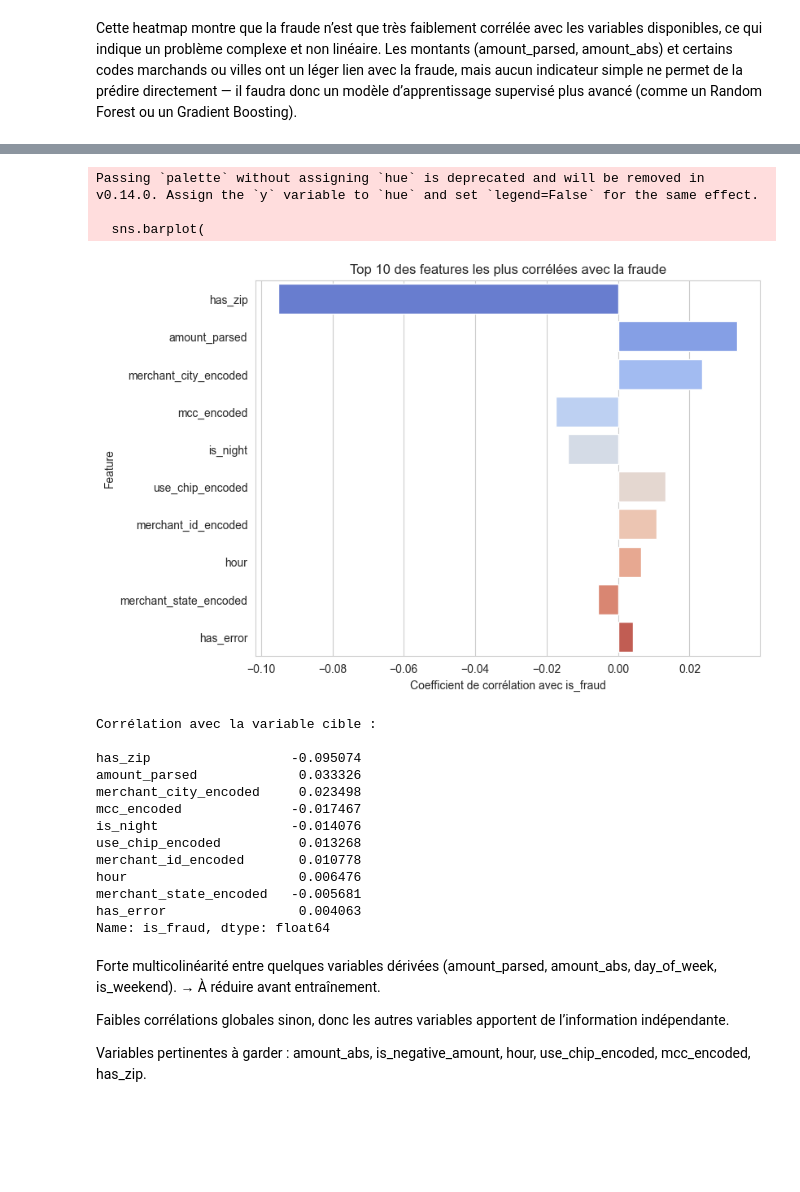
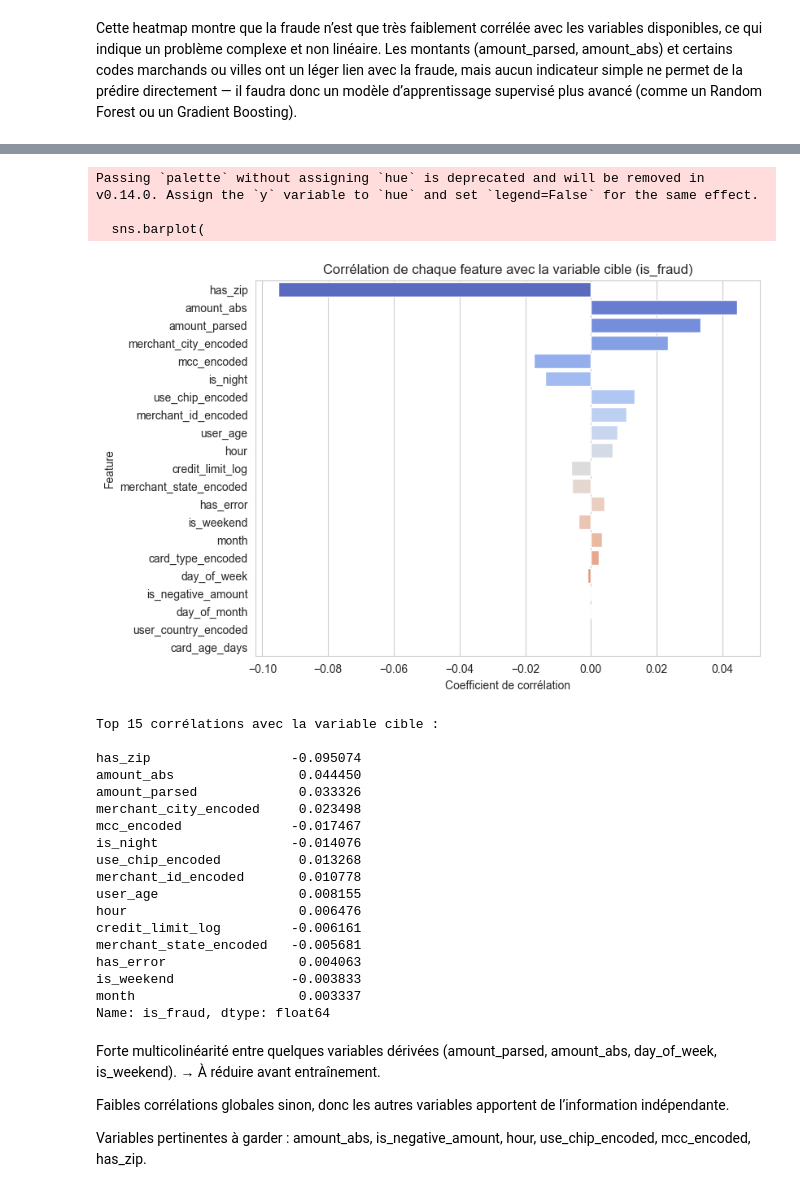
Before and after one commit to Tailroil/hackaton_finance_team2, a Jupyter notebook: notebooks/preprocessing.ipynb, the cells around one changed output, grey strips where cells are left out. Cells and saved outputs as stored; diff of their text form; code cells hidden in the pictures; blank space fills up the shorter version.

```diff
--- a/notebooks/preprocessing.ipynb
+++ b/notebooks/preprocessing.ipynb
@@ -237,12 +323,16 @@ feature_cols = [
     'hour', 'day_of_week', 'day_of_month', 'month', 'is_weekend', 'is_night',
     # Montants
     'amount_parsed', 'amount_abs', 'is_negative_amount',
-    # Catégorielles encodées
+    # Côté commerçant
     'mcc_encoded', 'merchant_id_encoded', 'use_chip_encoded',
     'merchant_city_encoded', 'merchant_state_encoded',
-    # Autres
-    'has_zip', 'has_error'
+    # Nouvelles features
+    'has_zip', 'has_error', 'card_type_encoded', 'credit_limit_log',
+    'user_age', 'user_country_encoded', 'card_age_days'
 ]
+
+missing_features = [c for c in ['user_age', 'user_country_encoded', 'card_age_days'] if c not in tx.columns]
+print("Colonnes manquantes :", missing_features)
 
 # Vérifier quelles features existent
 available_features = [col for col in feature_cols if col in tx.columns]
@@ -449,5 +543,5 @@ plt.show()
 # %%
-# Drop des features trop corrélées
-high_corr_features = ['amount_abs', 'is_weekend']  # exemple
-tx_processed = tx_processed.drop(columns=high_corr_features)
-feature_cols = [col for col in feature_cols if col not in high_corr_features]
+# Identifier les paires trop corrélées (|corr| > 0.9)
+high_corr_pairs = corr[(abs(corr) > 0.9) & (abs(corr) < 1)]
+print("Paires fortement corrélées (>|0.9|) :")
+print(high_corr_pairs.stack().sort_values(ascending=False))
@@ -475,39 +572,47 @@ plt.show()
 # %%
 # Corrélation avec la variable cible
-target_corr = tx_processed[feature_cols + ['is_fraud']].corr()['is_fraud'].drop('is_fraud').sort_values(key=abs, ascending=False)
+target_corr = (
+    tx_processed[feature_cols + ['is_fraud']]
+    .corr()['is_fraud']
+    .drop('is_fraud')
+    .sort_values(key=abs, ascending=False)
+)
 
-# Afficher les 10 plus corrélées
 plt.figure(figsize=(8,6))
 sns.barplot(
-    x=target_corr.head(10).values,
-    y=target_corr.head(10).index,
+    x=target_corr.values,
+    y=target_corr.index,
     palette='coolwarm'
 )
-plt.title("Top 10 des features les plus corrélées avec la fraude")
-plt.xlabel("Coefficient de corrélation avec is_fraud")
+plt.title("Corrélation de chaque feature avec la variable cible (is_fraud)")
+plt.xlabel("Coefficient de corrélation")
 plt.ylabel("Feature")
 plt.show()
 
-# Impression des valeurs
-print("Corrélation avec la variable cible :\n")
-print(target_corr.head(10))
+print("Top 15 corrélations avec la variable cible :\n")
+print(target_corr.head(15))
 # %% [output]
 Passing `palette` without assigning `hue` is deprecated and will be removed in v0.14.0. Assign the `y` variable to `hue` and set `legend=False` for the same effect.
 
   sns.barplot(
-[figure, old version]
+[figure, new version]
-Corrélation avec la variable cible :
+Top 15 corrélations avec la variable cible :
 
 has_zip                  -0.095074
+amount_abs                0.044450
 amount_parsed             0.033326
 merchant_city_encoded     0.023498
 mcc_encoded              -0.017467
 is_night                 -0.014076
 use_chip_encoded          0.013268
 merchant_id_encoded       0.010778
+user_age                  0.008155
 hour                      0.006476
+credit_limit_log         -0.006161
 merchant_state_encoded   -0.005681
 has_error                 0.004063
+is_weekend               -0.003833
+month                     0.003337
 Name: is_fraud, dtype: float64
 # %% [markdown]
 Forte multicolinéarité entre quelques variables dérivées (amount_parsed, amount_abs, day_of_week, is_weekend).
```
Also changed, not shown: parts of 14 cells of this notebook, 4 other files.
